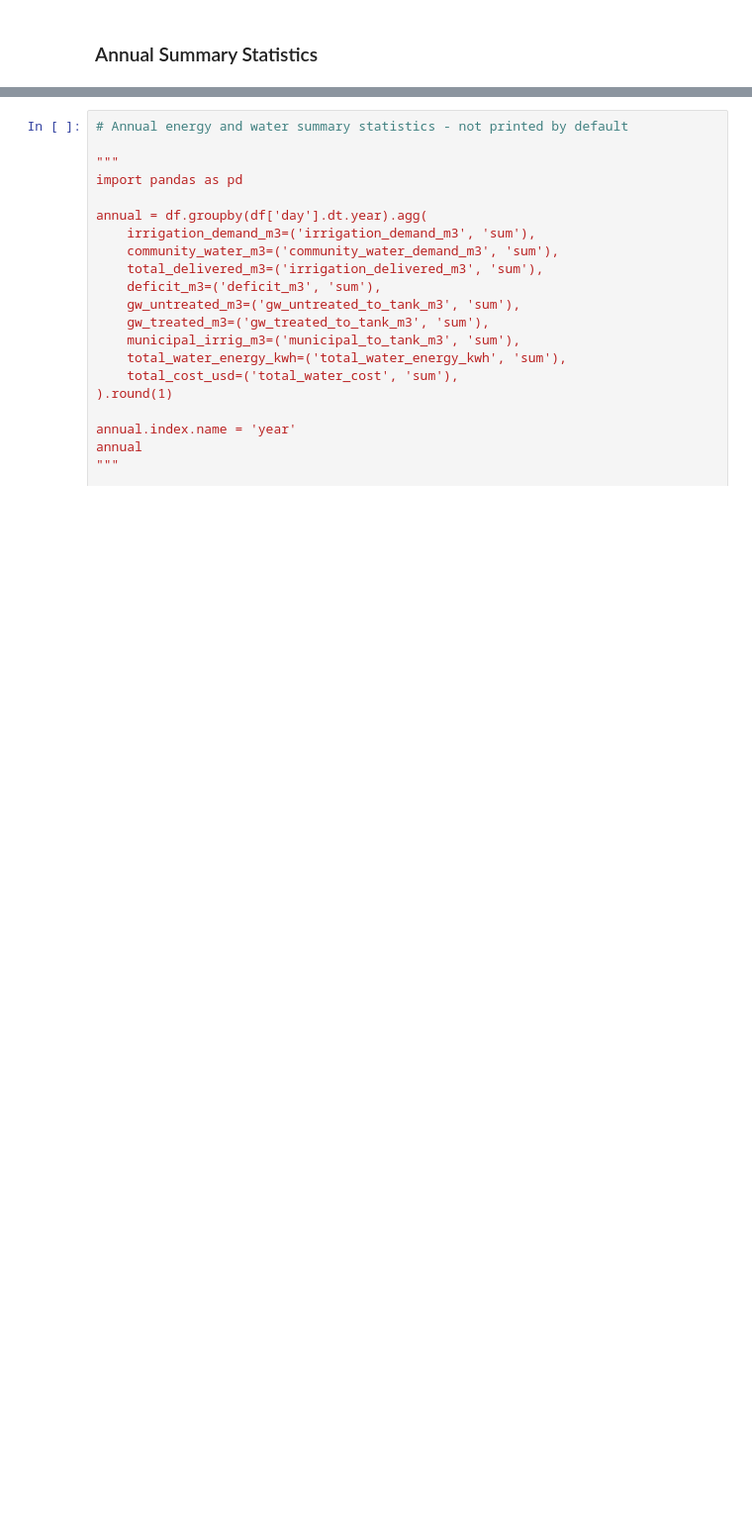
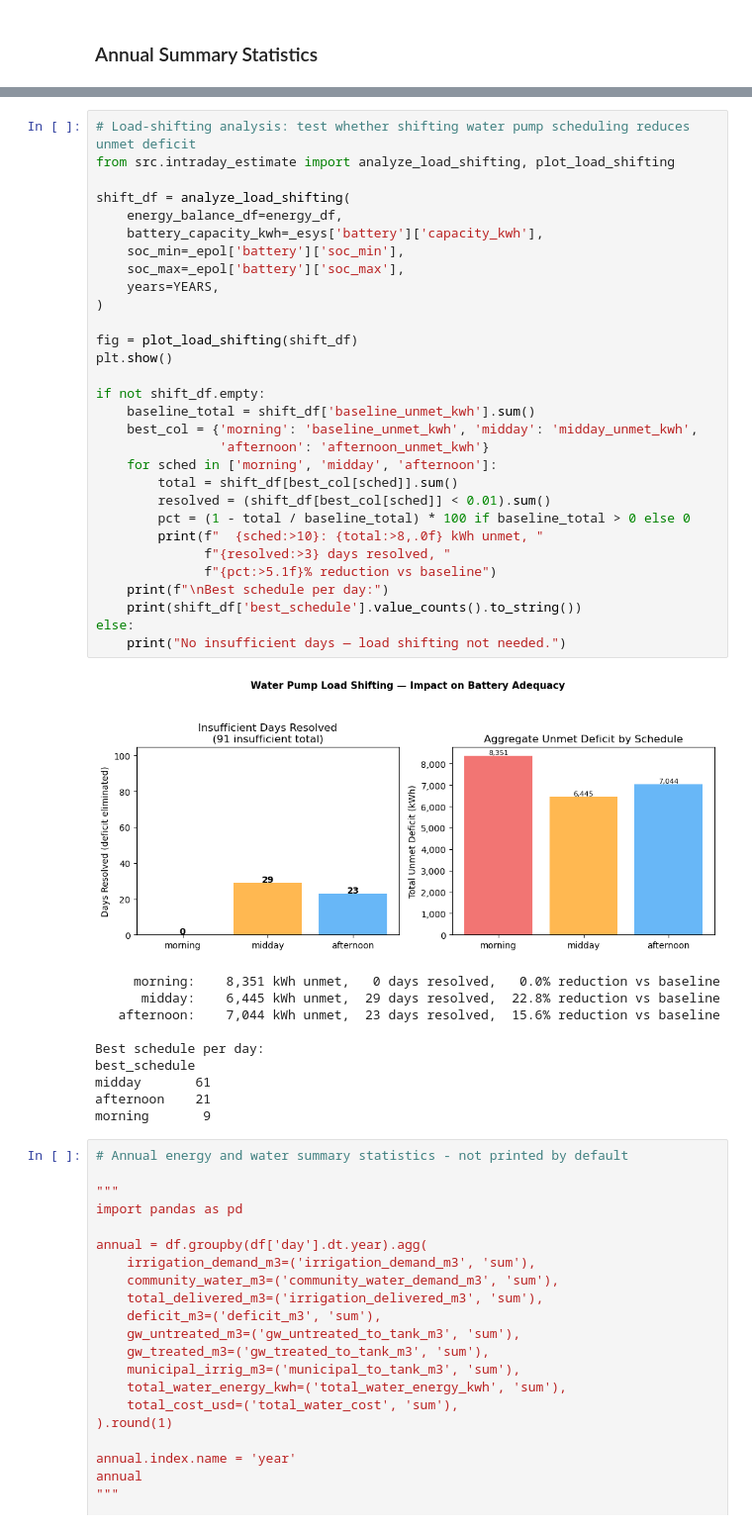
Before and after one commit to dpbirge/community-agri-pv, a Jupyter notebook: notebooks/simulation.ipynb, the cells around one changed output, grey strips where cells are left out. Shown at 99% size. Cells and saved outputs as stored; diff of their text form; blank space fills up the shorter version.

```diff
--- a/notebooks/simulation.ipynb
+++ b/notebooks/simulation.ipynb
@@ -170,3 +218,44 @@ plt.show()
+# %%
+# Load-shifting analysis: test whether shifting water pump scheduling reduces unmet deficit
+from src.intraday_estimate import analyze_load_shifting, plot_load_shifting
+
+shift_df = analyze_load_shifting(
+    energy_balance_df=energy_df,
+    battery_capacity_kwh=_esys['battery']['capacity_kwh'],
+    soc_min=_epol['battery']['soc_min'],
+    soc_max=_epol['battery']['soc_max'],
+    years=YEARS,
+)
+
+fig = plot_load_shifting(shift_df)
+plt.show()
+
+if not shift_df.empty:
+    baseline_total = shift_df['baseline_unmet_kwh'].sum()
+    best_col = {'morning': 'baseline_unmet_kwh', 'midday': 'midday_unmet_kwh',
+                'afternoon': 'afternoon_unmet_kwh'}
+    for sched in ['morning', 'midday', 'afternoon']:
+        total = shift_df[best_col[sched]].sum()
+        resolved = (shift_df[best_col[sched]] < 0.01).sum()
+        pct = (1 - total / baseline_total) * 100 if baseline_total > 0 else 0
+        print(f"  {sched:>10}: {total:>8,.0f} kWh unmet, "
+              f"{resolved:>3} days resolved, "
+              f"{pct:>5.1f}% reduction vs baseline")
+    print(f"\nBest schedule per day:")
+    print(shift_df['best_schedule'].value_counts().to_string())
+else:
+    print("No insufficient days — load shifting not needed.")
+# %% [output]
+[figure, added]
+     morning:    8,351 kWh unmet,   0 days resolved,   0.0% reduction vs baseline
+      midday:    6,445 kWh unmet,  29 days resolved,  22.8% reduction vs baseline
+   afternoon:    7,044 kWh unmet,  23 days resolved,  15.6% reduction vs baseline
+
+Best schedule per day:
+best_schedule
+midday       61
+afternoon    21
+morning       9
 # %%
 # Annual energy and water summary statistics - not printed by default
 
```
Also changed, not shown: parts of 3 cells of this notebook, 5 other files.
